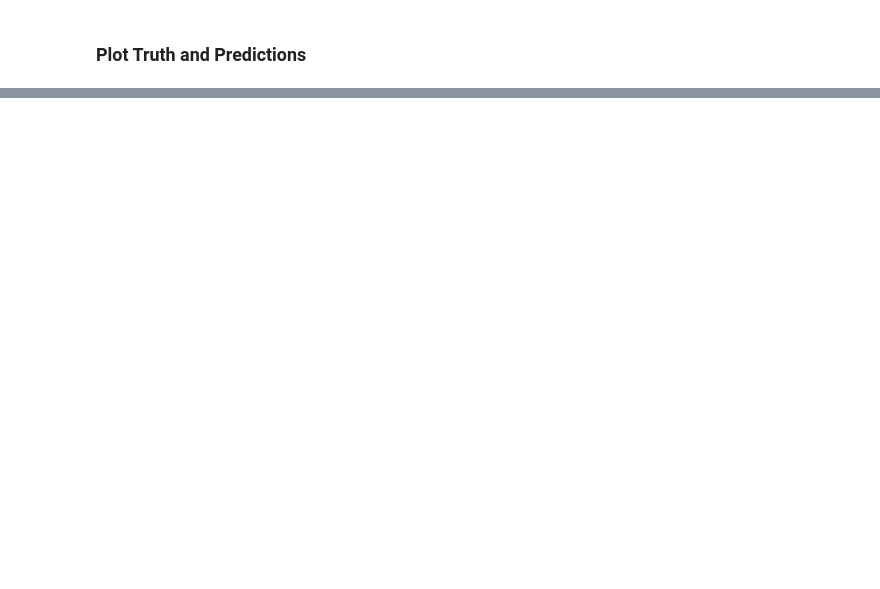
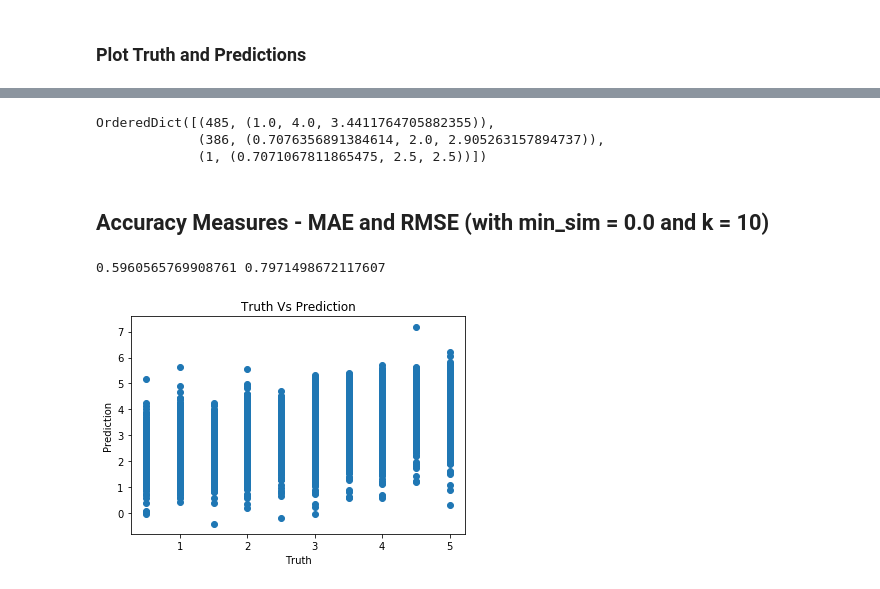
Before and after one commit to Pri12890/CollaborativeFiltering_ClassificationModels, a Jupyter notebook: MovieLens.ipynb, the cells around one changed output, grey strips where cells are left out. Drawn from its saved outputs; the diff is of its cells as text; code cells hidden in the pictures; blank space fills up the shorter version.

Commit message:
commiting User Based CF model

```diff
--- a/MovieLens.ipynb
+++ b/MovieLens.ipynb
@@ -425,0 +435,67 @@ rmse(tuple_min_sim_half)
+# %%
+def k_prediction(topK=10, min_sim=0):
+
+    user_similarity = read_file('user_similarity_dict.json')
+    movie_to_user_dict = read_file('movie_to_user_dict.json')
+    mean_user_rating = read_file('user_mean_rating.json')
+# filter_df=sample_test[sample_test['userId'].isin(UID_OF_INTEREST)]
+    list_tuple=[]
+    for row in X_test.iterrows():
+        user=row[1]['userId'].item()
+        movieId=row[1]['movieId']
+        true_rating=row[1]['rating']
+        sorted_sim_dict=sorted_dict_for_user_sim(user,movieId, topK)
+        num = 0
+        den = 0
+        ra = mean_user_rating[str(int(user))]
+        #print(sorted_sim_dict)
+        ###### FORMULA IMPLEMENTATION #######
+        for row in sorted_sim_dict:
+            required_user = row
+            #print('type', type(required_user), type(user))
+            rating_user = sorted_sim_dict[row][1]
+            mean_rating = sorted_sim_dict[row][2]
+            user_sim_required_user = sorted_sim_dict[row][0]
+            if user_sim_required_user > min_sim:
+                num += (rating_user-mean_rating)* user_sim_required_user
+                den += user_sim_required_user
+            else:
+                continue
+        if den == 0:
+            predicted_rating = ra
+        else:
+            predicted_rating = ra + (num/den)
+        list_tuple.append((user,movieId,true_rating, predicted_rating))
+    return list_tuple
+k_pred=k_prediction()
+# %%
+import collections
+def sorted_dict_for_user_sim(user, movieId, k):
+    u_sim=user_similarity[str(int(user))]
+    try:
+        user_of_interest=movie_to_user_dict[str(int(movieId))]
+    except:
+         return dict()
+    #user_of_interest.discard(user)
+    #print(len(user_of_interest), user_of_interest)
+    dict_you_want = { user[0]: (u_sim[str(int(user[0]))],user[1],user[2]) for user in user_of_interest }
+    #print(len(dict_you_want),len(u_sim),len(user_of_interst), dict_you_want)
+    sorted_x = sorted(dict_you_want.items(), key=lambda kv: kv[1], reverse=True)
+    od=OrderedDict(sorted_x[0:k+1])
+    od.pop(user,None)
+    return od
+sorted_dict_for_user_sim(641,31,3)
+# %% [output]
+OrderedDict([(485, (1.0, 4.0, 3.4411764705882355)),
+             (386, (0.7076356891384614, 2.0, 2.905263157894737)),
+             (1, (0.7071067811865475, 2.5, 2.5))])
+# %% [markdown]
+## Accuracy Measures - MAE and RMSE  (with min_sim = 0.0 and k = 10)
+# %%
+print(mae(k_pred),rmse(k_pred))
+# %% [output]
+0.5960565769908761 0.7971498672117607
+# %%
+plot_error(k_pred)
+# %% [output]
+[figure, added]
```
Also changed, not shown: parts of 18 cells of this notebook.
